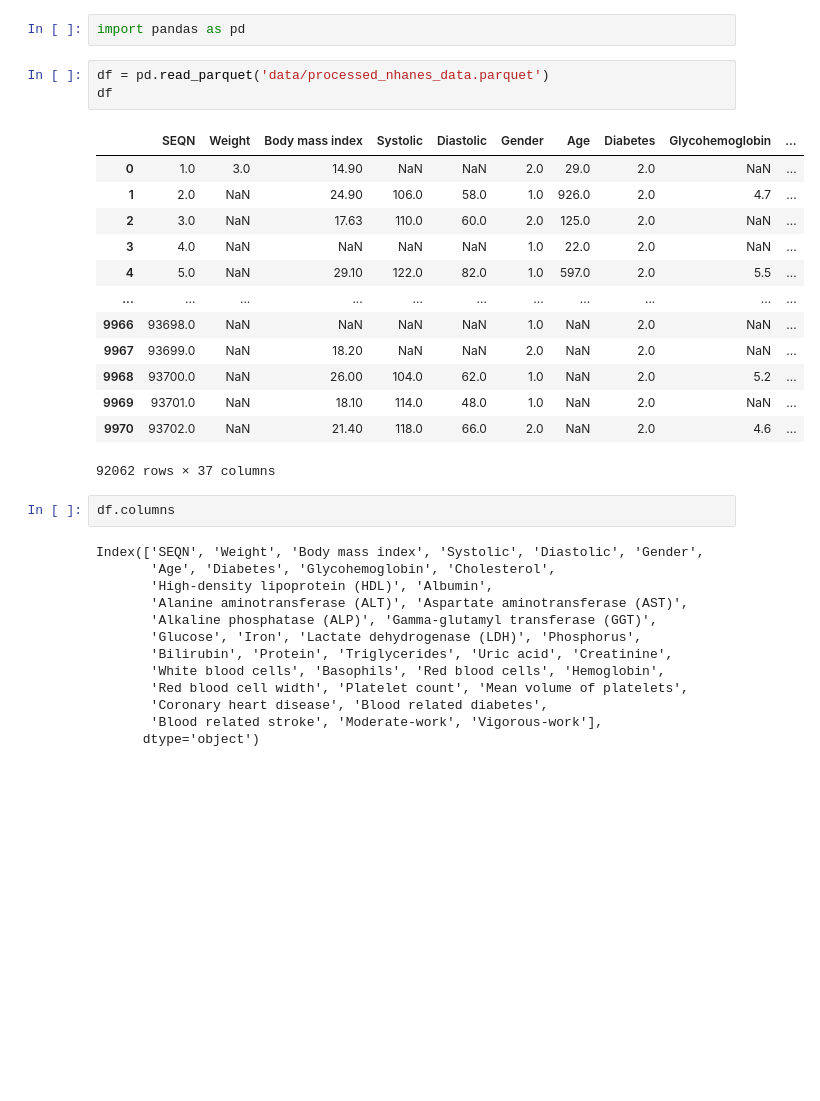
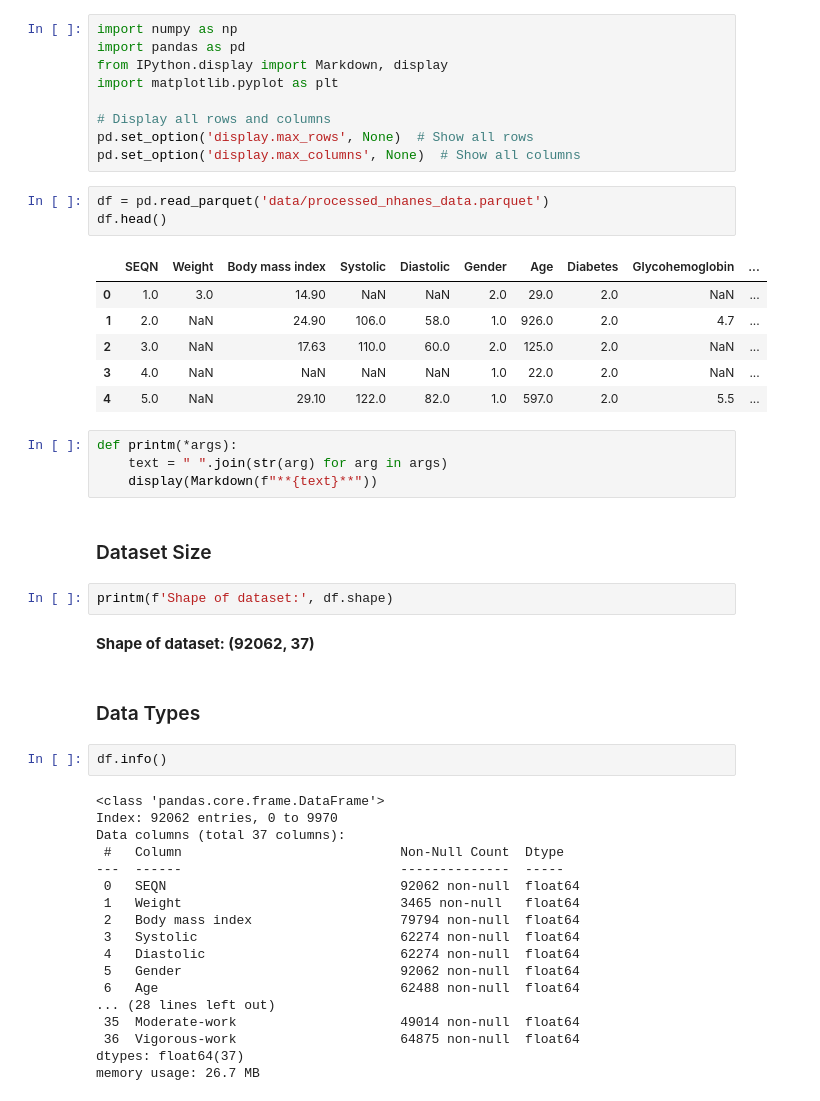
Before and after one commit to patsals/CHD-adversarial-nn, a Jupyter notebook: eda.ipynb, the cells around one changed output. Drawn from its saved outputs; the diff is of its cells as text; blank space fills up the shorter version.

```diff
--- a/eda.ipynb
+++ b/eda.ipynb
@@ -1,34 +1,51 @@
-# %%
-import pandas as pd
+# %%
+import numpy as np
+import pandas as pd
+from IPython.display import Markdown, display
+import matplotlib.pyplot as plt
+
+# Display all rows and columns
+pd.set_option('display.max_rows', None)  # Show all rows
+pd.set_option('display.max_columns', None)  # Show all columns
 # %%
 df = pd.read_parquet('data/processed_nhanes_data.parquet')
-df
+df.head()
 # %% [output]
 |  | SEQN | Weight | Body mass index | Systolic | Diastolic | Gender | Age | Diabetes | Glycohemoglobin | ... |
 | 0 | 1.0 | 3.0 | 14.90 | NaN | NaN | 2.0 | 29.0 | 2.0 | NaN | ... |
 | 1 | 2.0 | NaN | 24.90 | 106.0 | 58.0 | 1.0 | 926.0 | 2.0 | 4.7 | ... |
 | 2 | 3.0 | NaN | 17.63 | 110.0 | 60.0 | 2.0 | 125.0 | 2.0 | NaN | ... |
 | 3 | 4.0 | NaN | NaN | NaN | NaN | 1.0 | 22.0 | 2.0 | NaN | ... |
 | 4 | 5.0 | NaN | 29.10 | 122.0 | 82.0 | 1.0 | 597.0 | 2.0 | 5.5 | ... |
-| ... | ... | ... | ... | ... | ... | ... | ... | ... | ... | ... |
-| 9966 | 93698.0 | NaN | NaN | NaN | NaN | 1.0 | NaN | 2.0 | NaN | ... |
-| 9967 | 93699.0 | NaN | 18.20 | NaN | NaN | 2.0 | NaN | 2.0 | NaN | ... |
-| 9968 | 93700.0 | NaN | 26.00 | 104.0 | 62.0 | 1.0 | NaN | 2.0 | 5.2 | ... |
-| 9969 | 93701.0 | NaN | 18.10 | 114.0 | 48.0 | 1.0 | NaN | 2.0 | NaN | ... |
-| 9970 | 93702.0 | NaN | 21.40 | 118.0 | 66.0 | 2.0 | NaN | 2.0 | 4.6 | ... |
-92062 rows × 37 columns
+# %%
+def printm(*args):
+    text = " ".join(str(arg) for arg in args)
+    display(Markdown(f"**{text}**"))
+# %% [markdown]
+### Dataset Size
+# %%
+printm(f'Shape of dataset:', df.shape)
+# %% [output]
+**Shape of dataset: (92062, 37)**
+# %% [markdown]
+### Data Types
 # %%
-df.columns
+df.info()
 # %% [output]
-Index(['SEQN', 'Weight', 'Body mass index', 'Systolic', 'Diastolic', 'Gender',
-       'Age', 'Diabetes', 'Glycohemoglobin', 'Cholesterol',
-       'High-density lipoprotein (HDL)', 'Albumin',
-       'Alanine aminotransferase (ALT)', 'Aspartate aminotransferase (AST)',
-       'Alkaline phosphatase (ALP)', 'Gamma-glutamyl transferase (GGT)',
-       'Glucose', 'Iron', 'Lactate dehydrogenase (LDH)', 'Phosphorus',
-       'Bilirubin', 'Protein', 'Triglycerides', 'Uric acid', 'Creatinine',
-       'White blood cells', 'Basophils', 'Red blood cells', 'Hemoglobin',
-       'Red blood cell width', 'Platelet count', 'Mean volume of platelets',
-       'Coronary heart disease', 'Blood related diabetes',
-       'Blood related stroke', 'Moderate-work', 'Vigorous-work'],
-      dtype='object')
+<class 'pandas.core.frame.DataFrame'>
+Index: 92062 entries, 0 to 9970
+Data columns (total 37 columns):
+ #   Column                            Non-Null Count  Dtype
+---  ------                            --------------  -----
+ 0   SEQN                              92062 non-null  float64
+ 1   Weight                            3465 non-null   float64
+ 2   Body mass index                   79794 non-null  float64
+ 3   Systolic                          62274 non-null  float64
+ 4   Diastolic                         62274 non-null  float64
+ 5   Gender                            92062 non-null  float64
+ 6   Age                               62488 non-null  float64
+... (28 lines left out)
+ 35  Moderate-work                     49014 non-null  float64
+ 36  Vigorous-work                     64875 non-null  float64
+dtypes: float64(37)
+memory usage: 26.7 MB
```
Also changed, not shown: parts of 8 cells of this notebook, 1 other file.
